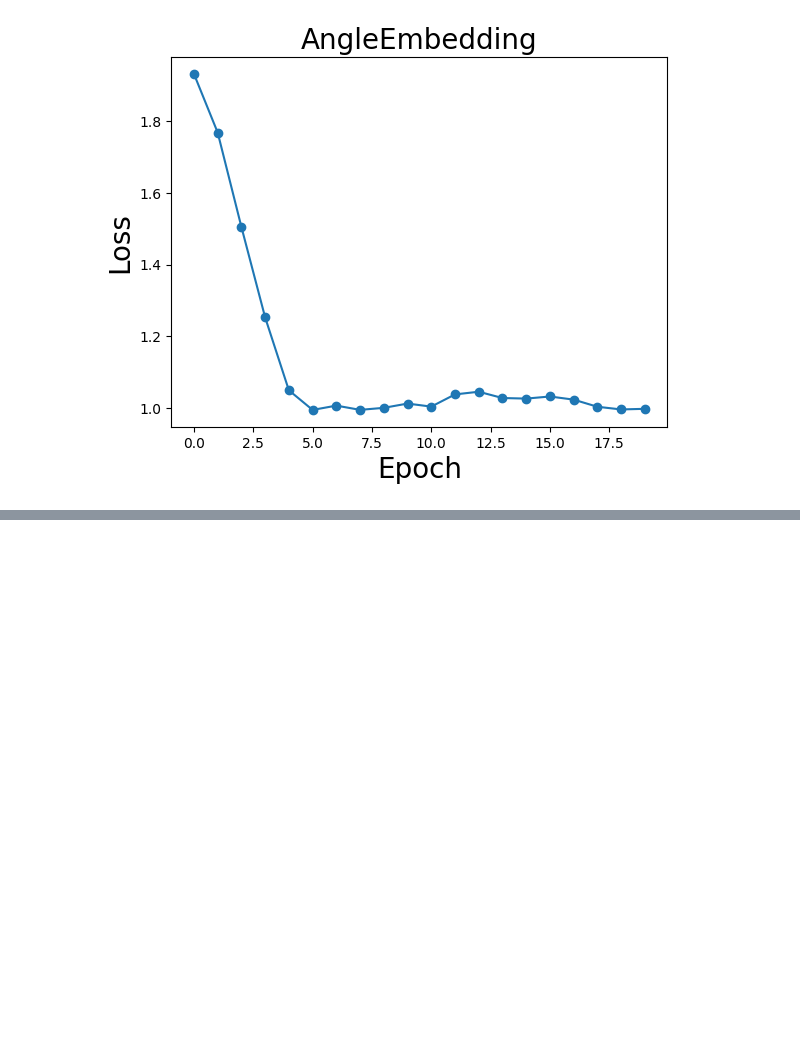
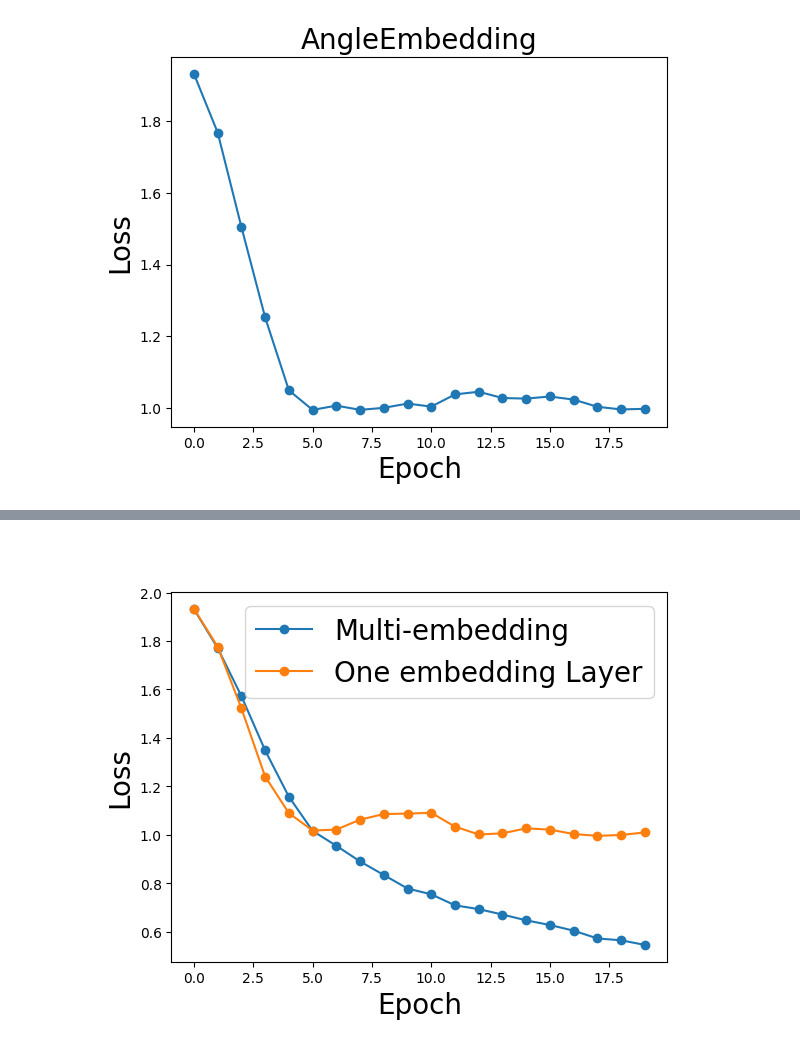
Before and after one commit to AHamamd150/Zewail-city, a Jupyter notebook: QML_DNN_Angle_Amplitude_Embedding.ipynb, the cells around one changed output, grey strips where cells are left out. Saved outputs shown, nothing was run; the diff lists cells and outputs as text; code cells hidden in the pictures; blank space fills up the shorter version.

```diff
--- a/QML_DNN_Angle_Amplitude_Embedding.ipynb
+++ b/QML_DNN_Angle_Amplitude_Embedding.ipynb
@@ -278,0 +349,10 @@ plt.title('AngleEmbedding',fontsize=20);
+# %% [markdown]
+######
+# %%
+plt.plot(loss,'-o',label='Multi-embedding');
+plt.plot(loss1,'-o',label='One embedding Layer');
+plt.xlabel('Epoch',fontsize=20);
+plt.ylabel('Loss',fontsize=20);
+plt.legend(fontsize=20);
+# %% [output]
+[figure, added]
```
Also changed, not shown: parts of 7 cells of this notebook.
